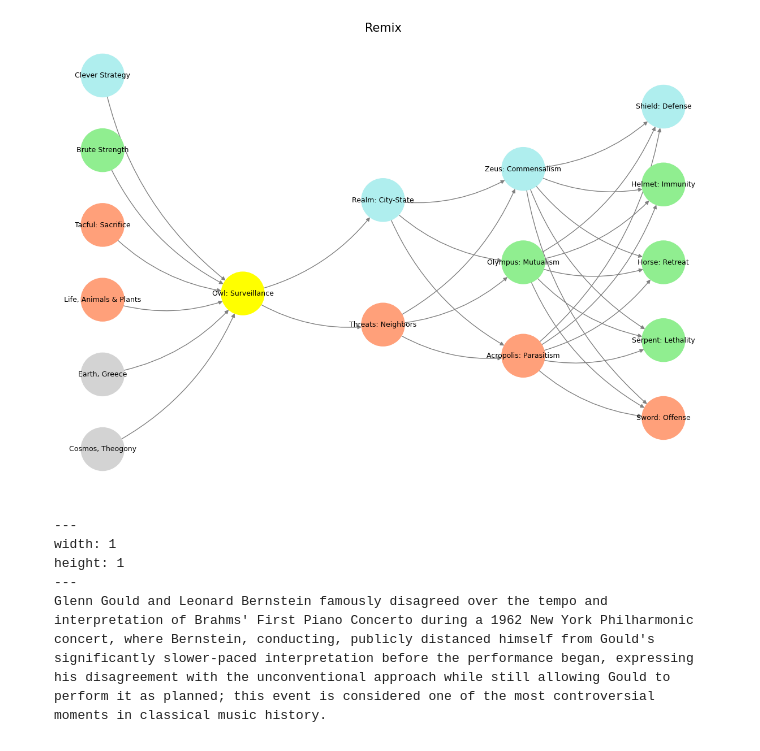
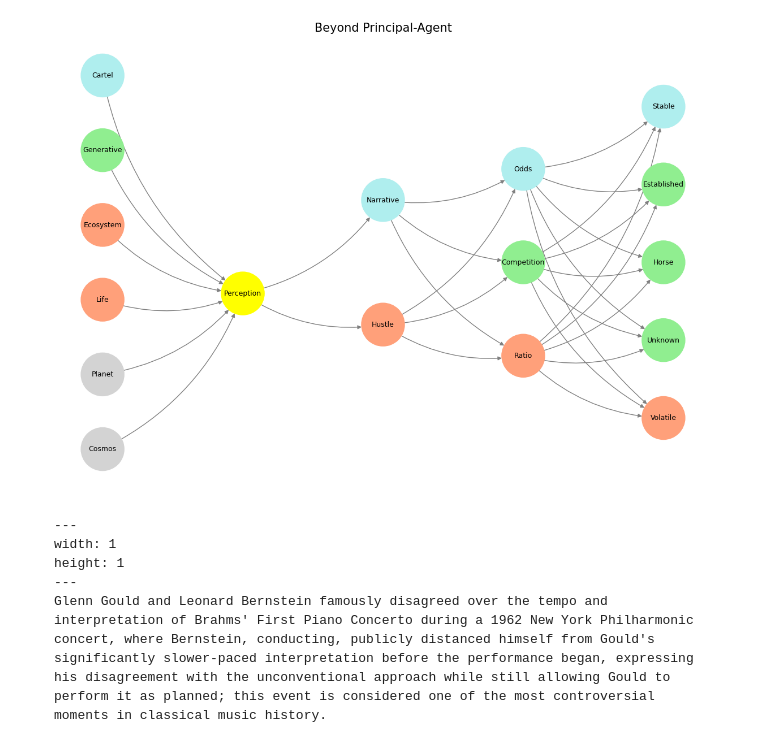
Before and after one commit to abikesa/native, a Jupyter notebook: kitabo/ensi/_build/jupyter_execute/act3/part2/part2_3.ipynb, the cells around one changed output. Drawn from its saved outputs; the diff is of its cells as text; code cells hidden in the pictures.

Commit message:
principal-agent

````diff
--- a/kitabo/ensi/_build/jupyter_execute/act3/part2/part2_3.ipynb
+++ b/kitabo/ensi/_build/jupyter_execute/act3/part2/part2_3.ipynb
@@ -6,40 +43,25 @@ import numpy as np
 import matplotlib.pyplot as plt
 import networkx as nx
 
-# Define the neural network structure
+# Define the neural network fractal
 def define_layers():
     return {
-        'World': [
-            'Cosmos, Theogony', 'Earth, Greece', 'Life, Animals & Plants',
-            'Tacful: Sacrifice', 'Brute Strength', 'Clever Strategy'
-        ],
-        'Perception': ['Owl: Surveillance'],
-        'Agency': ['Threats: Neighbors', 'Realm: City-State'],
-        'Generativity': [
-            'Acropolis: Parasitism', 'Olympus: Mutualism', 'Zeus: Commensalism'
-        ],
-        'Physicality': [
-            'Sword: Offense', 'Serpent: Lethality', 'Horse: Retreat',
-            'Helmet: Immunity', 'Shield: Defense'
-        ]
+        'World': ['Cosmos', 'Planet', 'Life', 'Ecosystem', 'Generative', 'Cartel', ], ## Cosmos, Planet
+        'Perception': ['Perception'], # Life
+        'Agency': ['Hustle', 'Narrative'], # Ecosystem (Beyond Principal-Agent-Other)
+        'Generative': ['Ratio', 'Competition', 'Odds'], # Generative
+        'Physical': ['Volatile', 'Unknown',  'Horse', 'Established', 'Stable'] # Physical
     }
 
 # Assign colors to nodes
 def assign_colors():
     color_map = {
-        'yellow': ['Owl: Surveillance'],
-        'paleturquoise': [
-            'Clever Strategy', 'Realm: City-State', 'Zeus: Commensalism',
-            'Shield: Defense'
-        ],
-        'lightgreen': [
-            'Brute Strength', 'Olympus: Mutualism', 'Helmet: Immunity',
-            'Horse: Retreat', 'Serpent: Lethality'
-        ],
+        'yellow': ['Perception'],
+        'paleturquoise': ['Cartel', 'Narrative', 'Odds', 'Stable'],
+        'lightgreen': ['Generative', 'Competition', 'Established', 'Horse', 'Unknown'],
         'lightsalmon': [
-            'CosmosX, Theogony', 'EarthX, Greece', 'Life, Animals & Plants',
-            'Tacful: Sacrifice', 'Acropolis: Parasitism', 'Sword: Offense',
-            'Threats: Neighbors'
+            'Life', 'Ecosystem', 'Hustle', # Ecosystem = Red Queen = Prometheus = Sacrifice
+            'Ratio', 'Volatile'
         ],
     }
     return {node: color for color, nodes in color_map.items() for node in nodes}
@@ -57,35 +79,35 @@ def visualize_nn():
     pos = {}
     node_colors = []
 
     # Add nodes and assign positions
     for i, (layer_name, nodes) in enumerate(layers.items()):
         positions = calculate_positions(nodes, x_offset=i * 2)
         for node, position in zip(nodes, positions):
             G.add_node(node, layer=layer_name)
             pos[node] = position
             node_colors.append(colors.get(node, 'lightgray'))  # Default color fallback
 
     # Add edges (automated for consecutive layers)
     layer_names = list(layers.keys())
     for i in range(len(layer_names) - 1):
         source_layer, target_layer = layer_names[i], layer_names[i + 1]
         for source in layers[source_layer]:
             for target in layers[target_layer]:
                 G.add_edge(source, target)
 
     # Draw the graph
     plt.figure(figsize=(12, 8))
     nx.draw(
         G, pos, with_labels=True, node_color=node_colors, edge_color='gray',
         node_size=3000, font_size=9, connectionstyle="arc3,rad=0.2"
     )
-    plt.title("Remix", fontsize=15)
+    plt.title("Beyond Principal-Agent", fontsize=15)
     plt.show()
 
 # Run the visualization
 visualize_nn()
 # %% [output]
-[figure, old version]
+[figure, new version]
 # %% [markdown]
 ```{figure} ../../figures/blanche.*
 ---
````
Also changed, not shown: parts of 2 cells of this notebook, 14 other files.
